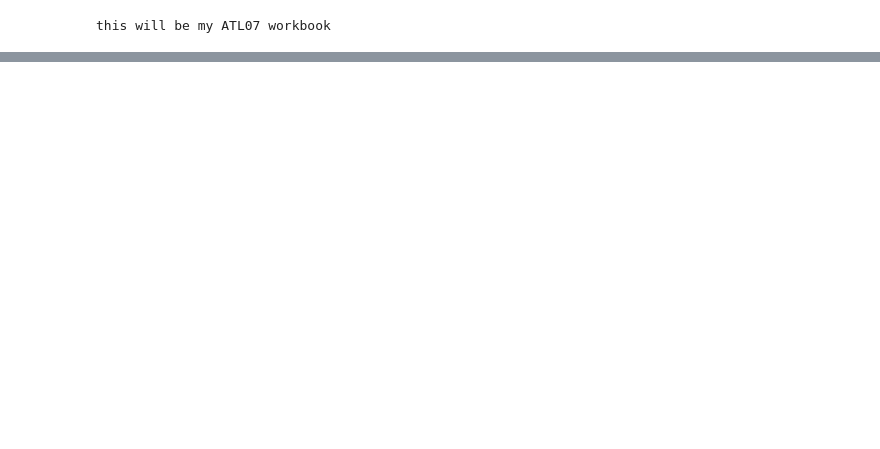
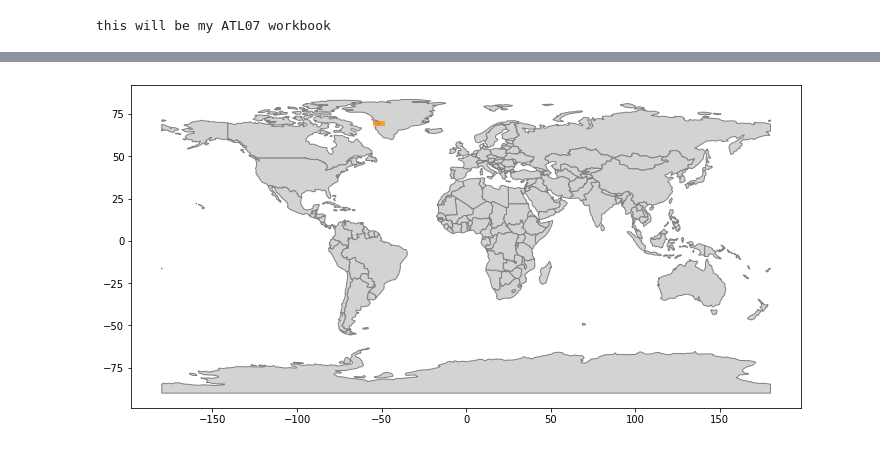
Before and after one commit to icesat2py/icepyx, a Jupyter notebook: examples/ATL07_tutorial.ipynb, the cells around one changed output, grey strips where cells are left out. Saved outputs shown, nothing was run; the diff lists cells and outputs as text; code cells hidden in the pictures; blank space fills up the shorter version.

```diff
--- a/examples/ATL07_tutorial.ipynb
+++ b/examples/ATL07_tutorial.ipynb
@@ -29 +32,14 @@ import shutil
 %matplotlib inline
+# %%
+# define region "bounding box" and time period
+short_name = 'ATL07'
+spatial_extent = [-55, 68, -48, 71]
+date_range = ['2019-02-20','2019-02-28']
+# %%
+# build the query object - this object is a standardised way to tell icepyx what data you're looking for
+region_a = ipx.Query(short_name, spatial_extent, date_range)
+# %%
+# visualize region on a map
+region_a.visualize_spatial_extent()
+# %% [output]
+[figure, added]
```
Also changed, not shown: parts of 10 cells of this notebook.
